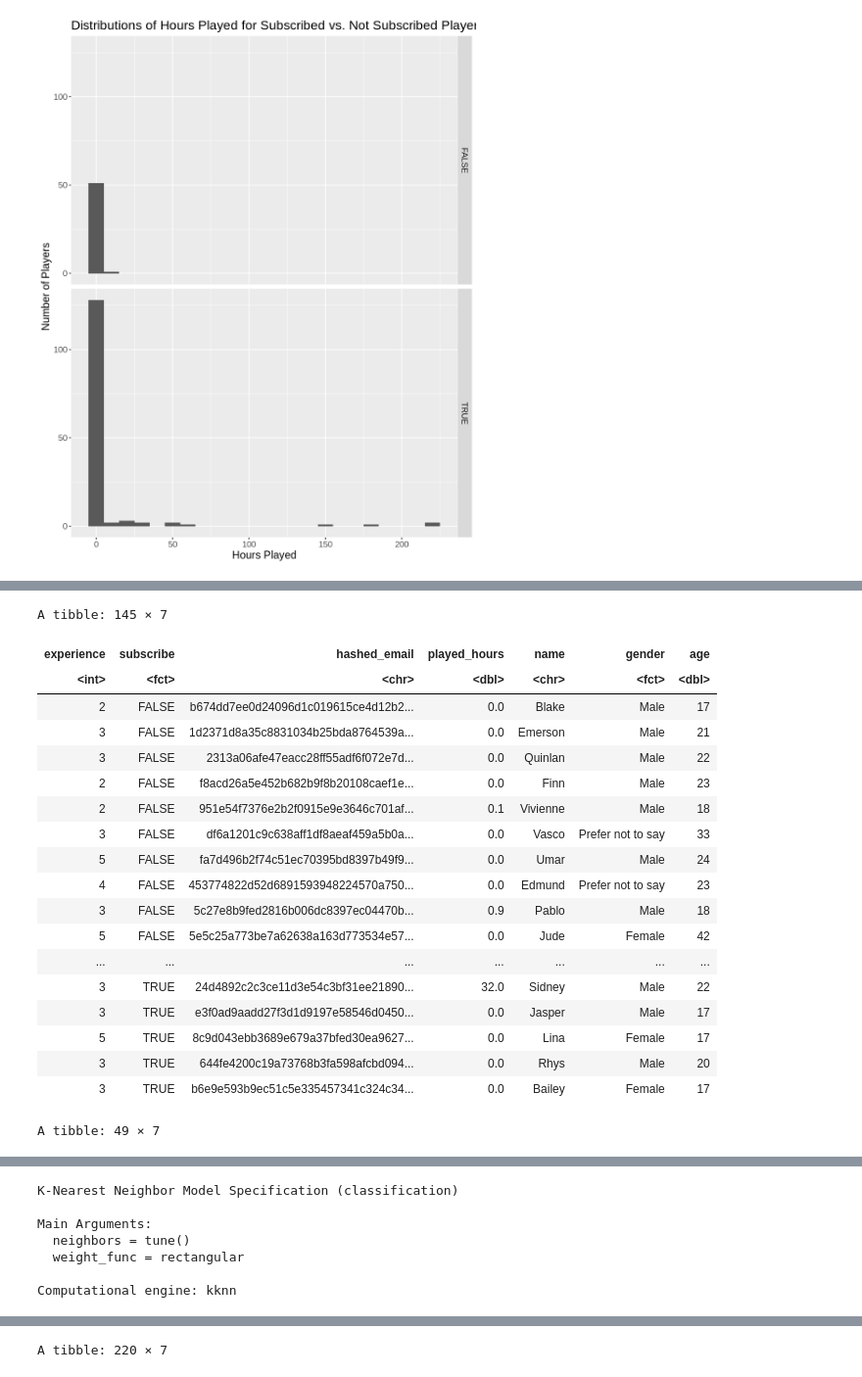
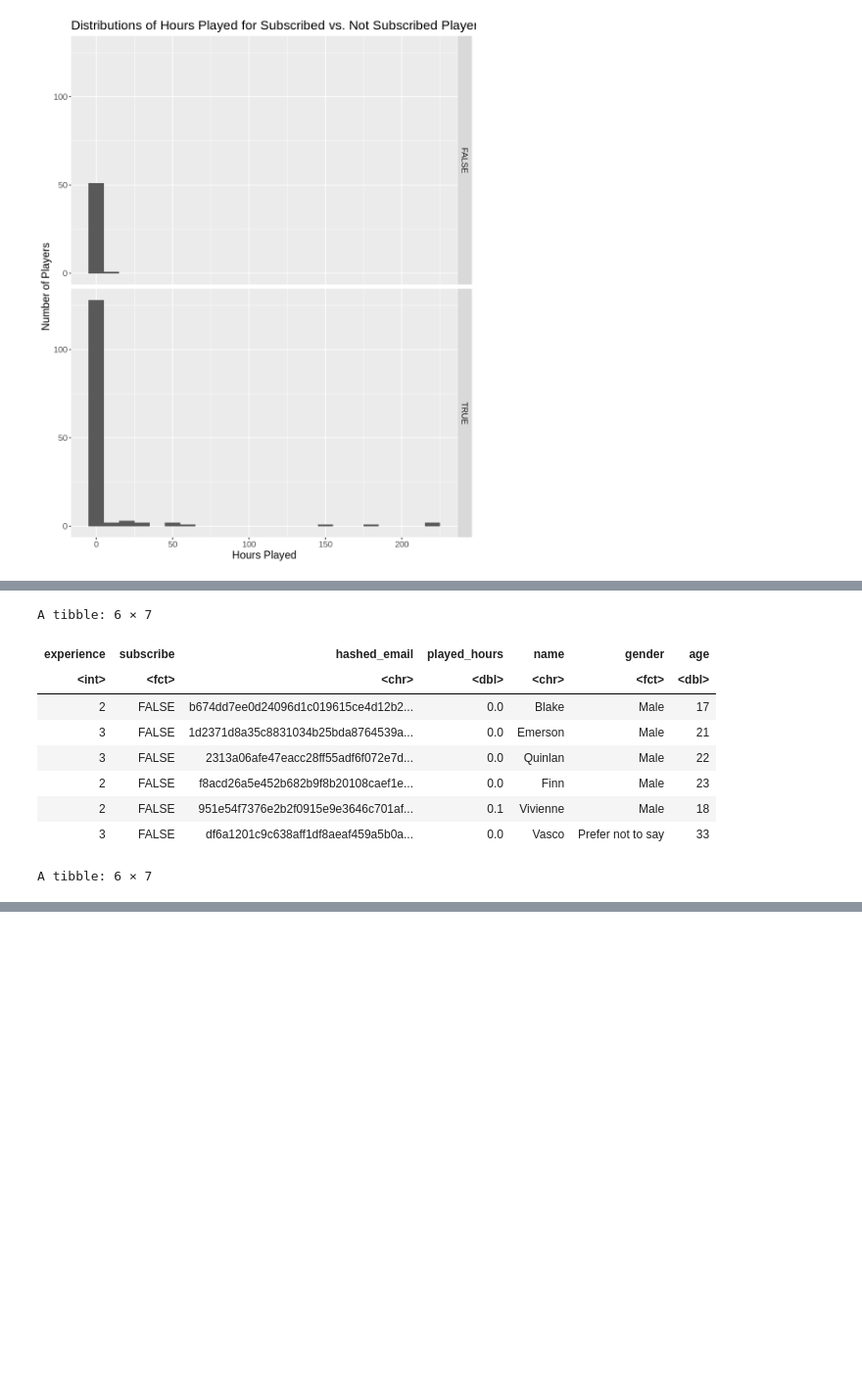
Before and after one commit to anthonyl8/video_game_server_usage, a Jupyter notebook: final_report.ipynb, the cells around one changed output, grey strips where cells are left out. Shown at 98% size. Saved outputs shown, nothing was run; the diff lists cells and outputs as text; code cells hidden in the pictures; blank space fills up the shorter version.

Commit message:
Various changes
Refactored introductory sections and added draft descriptions for classification code

```diff
--- a/final_report.ipynb
+++ b/final_report.ipynb
@@ -33,2 +37,7 @@ lgl (1): subscribe
+# %%
+players <- players |>
+    clean_names() |>
+    mutate(experience = as_factor(experience), gender = as_factor(gender)) |>
+    drop_na()
 # %% [markdown]
 ---
@@ -61,0 +65,4 @@ lgl (1): subscribe
+# %%
+players <- players |>
+    mutate(experience = as.integer(fct_recode(experience, "1" = "Beginner", "2" = "Amateur", "3" = "Regular", "4" = "Pro", "5" = "Veteran")),
+           subscribe = as_factor(subscribe))
@@ -138,6 +147,0 @@ Below, I've tidied the data by cleaning the column names and removing the two pl
-# %%
-players <- players |>
-    clean_names() |>
-    drop_na() |>
-    mutate(experience = as_factor(experience), gender = as_factor(gender)) |>
-    mutate(experience = as.integer(fct_recode(experience, "1" = "Beginner", "2" = "Amateur", "3" = "Regular", "4" = "Pro", "5" = "Veteran")))
@@ -213,71 +212,22 @@ I'll be using k nearest neighbours classification, which is appropriate because
 # %%
 set.seed(3456)
-
-players <- players |> mutate(subscribe = as_factor(subscribe))
 
 players_split <- initial_split(players, prop = 0.75, strata = subscribe)
 players_train <- training(players_split)
 players_test <- testing(players_split)
-players_train
-players_test
-
-knn_tune <- nearest_neighbor(weight = "rectangular", neighbors = tune()) |>
-    set_engine("kknn") |>
-    set_mode("classification")
-knn_tune
-
-players_recipe <- recipe(subscribe ~ experience + played_hours + age, data = players_train) |>
-   step_scale(all_predictors()) |>
-   step_center(all_predictors())
-players_recipe
-
-k_vals <- tibble(neighbors = seq(from = 1, to = 110, by = 1))
-
-players_vfold <- vfold_cv(players_train, v = 5, strata = subscribe)
-
-knn_results <- workflow() |>
-      add_recipe(players_recipe) |>
-      add_model(knn_tune) |>
-      tune_grid(resamples = players_vfold, grid = k_vals) |>
-      collect_metrics()
-
-knn_results
-
-accuracies <- knn_results |>
-      filter(.metric == "accuracy")
-
-max_accuracy <- accuracies |>
-    filter(mean == max(accuracies$mean))
-max_accuracy
-
-accuracy_versus_k <- ggplot(accuracies, aes(x = neighbors, y = mean))+
-      geom_point() +
-      geom_line() +
-      labs(x = "Neighbors", y = "Accuracy Estimate") +
-      scale_x_continuous(breaks = seq(0, 14, by = 1)) +
-      scale_y_continuous(limits = c(0.4, 1.0))
-accuracy_versus_k
+head(players_train)
+head(players_test)
 # %% [output]
-A tibble: 145 × 7
+A tibble: 6 × 7
 | experience | subscribe | hashed_email | played_hours | name | gender | age |
 | <int> | <fct> | <chr> | <dbl> | <chr> | <fct> | <dbl> |
 | 2 | FALSE | b674dd7ee0d24096d1c019615ce4d12b2... | 0.0 | Blake | Male | 17 |
 | 3 | FALSE | 1d2371d8a35c8831034b25bda8764539a... | 0.0 | Emerson | Male | 21 |
 | 3 | FALSE | 2313a06afe47eacc28ff55adf6f072e7d... | 0.0 | Quinlan | Male | 22 |
 | 2 | FALSE | f8acd26a5e452b682b9f8b20108caef1e... | 0.0 | Finn | Male | 23 |
 | 2 | FALSE | 951e54f7376e2b2f0915e9e3646c701af... | 0.1 | Vivienne | Male | 18 |
 | 3 | FALSE | df6a1201c9c638aff1df8aeaf459a5b0a... | 0.0 | Vasco | Prefer not to say | 33 |
-| 5 | FALSE | fa7d496b2f74c51ec70395bd8397b49f9... | 0.0 | Umar | Male | 24 |
-| 4 | FALSE | 453774822d52d6891593948224570a750... | 0.0 | Edmund | Prefer not to say | 23 |
-| 3 | FALSE | 5c27e8b9fed2816b006dc8397ec04470b... | 0.9 | Pablo | Male | 18 |
-| 5 | FALSE | 5e5c25a773be7a62638a163d773534e57... | 0.0 | Jude | Female | 42 |
-| ... | ... | ... | ... | ... | ... | ... |
-| 3 | TRUE | 24d4892c2c3ce11d3e54c3bf31ee21890... | 32.0 | Sidney | Male | 22 |
-| 3 | TRUE | e3f0ad9aadd27f3d1d9197e58546d0450... | 0.0 | Jasper | Male | 17 |
-| 5 | TRUE | 8c9d043ebb3689e679a37bfed30ea9627... | 0.0 | Lina | Female | 17 |
-| 3 | TRUE | 644fe4200c19a73768b3fa598afcbd094... | 0.0 | Rhys | Male | 20 |
-| 3 | TRUE | b6e9e593b9ec51c5e335457341c324c34... | 0.0 | Bailey | Female | 17 |
-A tibble: 49 × 7
+A tibble: 6 × 7
 | experience | subscribe | hashed_email | played_hours | name | gender | age |
 | <int> | <fct> | <chr> | <dbl> | <chr> | <fct> | <dbl> |
 | 3 | TRUE | 23fe711e0e3b77f1da7aa221ab1192afe... | 0.7 | Flora | Female | 21 |
@@ -299,7 +238,0 @@ A tibble: 49 × 7
-K-Nearest Neighbor Model Specification (classification)
-
-Main Arguments:
-  neighbors = tune()
-  weight_func = rectangular
-
-Computational engine: kknn
@@ -324 +238,0 @@ predictor: 3
-A tibble: 220 × 7
```
Also changed, not shown: parts of 34 cells of this notebook.
